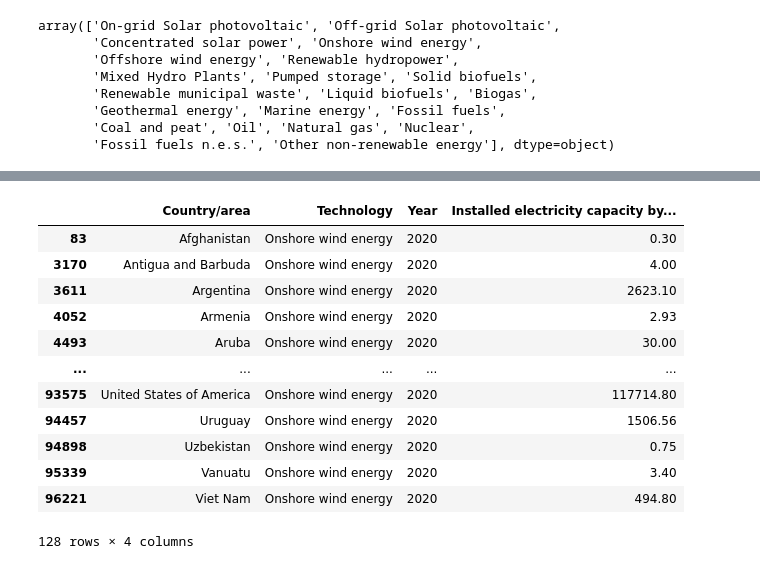
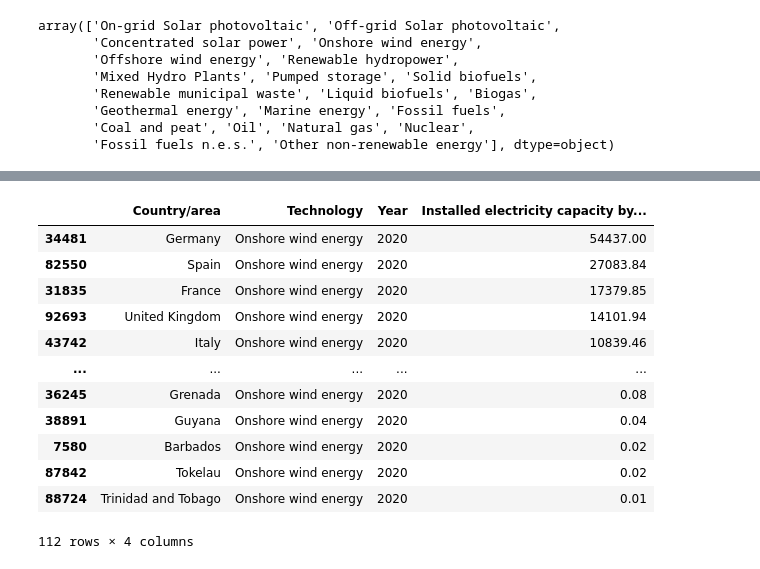
Before and after one commit to WalternativE/energy_price_analysis, a Jupyter notebook: notebooks/02_irena_exploration.ipynb, the cells around one changed output, grey strips where cells are left out. Drawn from its saved outputs; the diff is of its cells as text; code cells hidden in the pictures.

```diff
--- a/notebooks/02_irena_exploration.ipynb
+++ b/notebooks/02_irena_exploration.ipynb
@@ -7,3 +26,9 @@ plt.rcParams["figure.figsize"] = (10, 8)
+# %%
+countries_in_europe = pd.read_csv("../data/misc/countries_in_europe.csv").drop(columns=["zoom", "abbreviation", "continent"])
+countries_to_filter = [
+    "China", "United States of America", "India", "Brazil", "Canada", "Australia", "Republic of Korea", "Japan", "Mexico", "South Africa", "Argentina",
+    "Chile", "Thailand", "Uruguay", "Chinese Taipei", "Viet Nam"
+]
 # %%
 eleccap_on_grid = pd.read_csv(
     "../data/irena/ELECCAP_20211218-095028_on_grid.csv",
@@ -12,6 +37,8 @@ eleccap_on_grid = pd.read_csv(
 eleccap_on_grid["Installed electricity capacity by country/area (MW)"] = pd.to_numeric(
     eleccap_on_grid["Installed electricity capacity by country/area (MW)"], errors="coerce"
 )
+eleccap_on_grid = eleccap_on_grid[~eleccap_on_grid["Country/area"].isin(countries_to_filter)]
+eleccap_on_grid["Country/area"] = eleccap_on_grid["Country/area"].replace(["United Kingdom of Great Britain and Northern Ireland"], "United Kingdom")
 eleccap_on_grid
 # %% [output]
 |  | Country/area | Technology | Year | Installed electricity capacity by... |
@@ -52,0 +68,11 @@ plt.show()
+# %%
+wind_mask = (eleccap_on_grid["Technology"] == "Onshore wind energy") | (eleccap_on_grid["Technology"] == "Offshore wind energy")
+eleccap_on_grid_wind = eleccap_on_grid[wind_mask]
+
+eleccap_on_grid_wind_2020 = (
+    eleccap_on_grid_wind[eleccap_on_grid_wind["Year"] == 2020]
+        .dropna()
+        .sort_values(by="Installed electricity capacity by country/area (MW)", ascending=False)
+        .reindex()
+)
+eleccap_on_grid_wind_2020
@@ -53,19 +93,18 @@ plt.show()
 # %%
-onshore_wind_2020 = eleccap_on_grid_wind[(eleccap_on_grid_wind["Year"] == 2020) &
-                                         (eleccap_on_grid_wind["Technology"] == "Onshore wind energy") &
-                                         (eleccap_on_grid_wind["Installed electricity capacity by country/area (MW)"] > 0)]
+onshore_wind_2020 = eleccap_on_grid_wind_2020[(eleccap_on_grid_wind_2020["Technology"] == "Onshore wind energy") &
+                                              (eleccap_on_grid_wind_2020["Installed electricity capacity by country/area (MW)"] > 0)]
 onshore_wind_2020
 # %% [output]
 |  | Country/area | Technology | Year | Installed electricity capacity by... |
-| 83 | Afghanistan | Onshore wind energy | 2020 | 0.30 |
-| 3170 | Antigua and Barbuda | Onshore wind energy | 2020 | 4.00 |
-| 3611 | Argentina | Onshore wind energy | 2020 | 2623.10 |
-| 4052 | Armenia | Onshore wind energy | 2020 | 2.93 |
-| 4493 | Aruba | Onshore wind energy | 2020 | 30.00 |
+| 34481 | Germany | Onshore wind energy | 2020 | 54437.00 |
+| 82550 | Spain | Onshore wind energy | 2020 | 27083.84 |
+| 31835 | France | Onshore wind energy | 2020 | 17379.85 |
+| 92693 | United Kingdom | Onshore wind energy | 2020 | 14101.94 |
+| 43742 | Italy | Onshore wind energy | 2020 | 10839.46 |
 | ... | ... | ... | ... | ... |
-| 93575 | United States of America | Onshore wind energy | 2020 | 117714.80 |
-| 94457 | Uruguay | Onshore wind energy | 2020 | 1506.56 |
-| 94898 | Uzbekistan | Onshore wind energy | 2020 | 0.75 |
-| 95339 | Vanuatu | Onshore wind energy | 2020 | 3.40 |
-| 96221 | Viet Nam | Onshore wind energy | 2020 | 494.80 |
+| 36245 | Grenada | Onshore wind energy | 2020 | 0.08 |
+| 38891 | Guyana | Onshore wind energy | 2020 | 0.04 |
+| 7580 | Barbados | Onshore wind energy | 2020 | 0.02 |
+| 87842 | Tokelau | Onshore wind energy | 2020 | 0.02 |
+| 88724 | Trinidad and Tobago | Onshore wind energy | 2020 | 0.01 |
-128 rows × 4 columns
+112 rows × 4 columns
```
Also changed, not shown: parts of 12 cells of this notebook, 3 other files.
